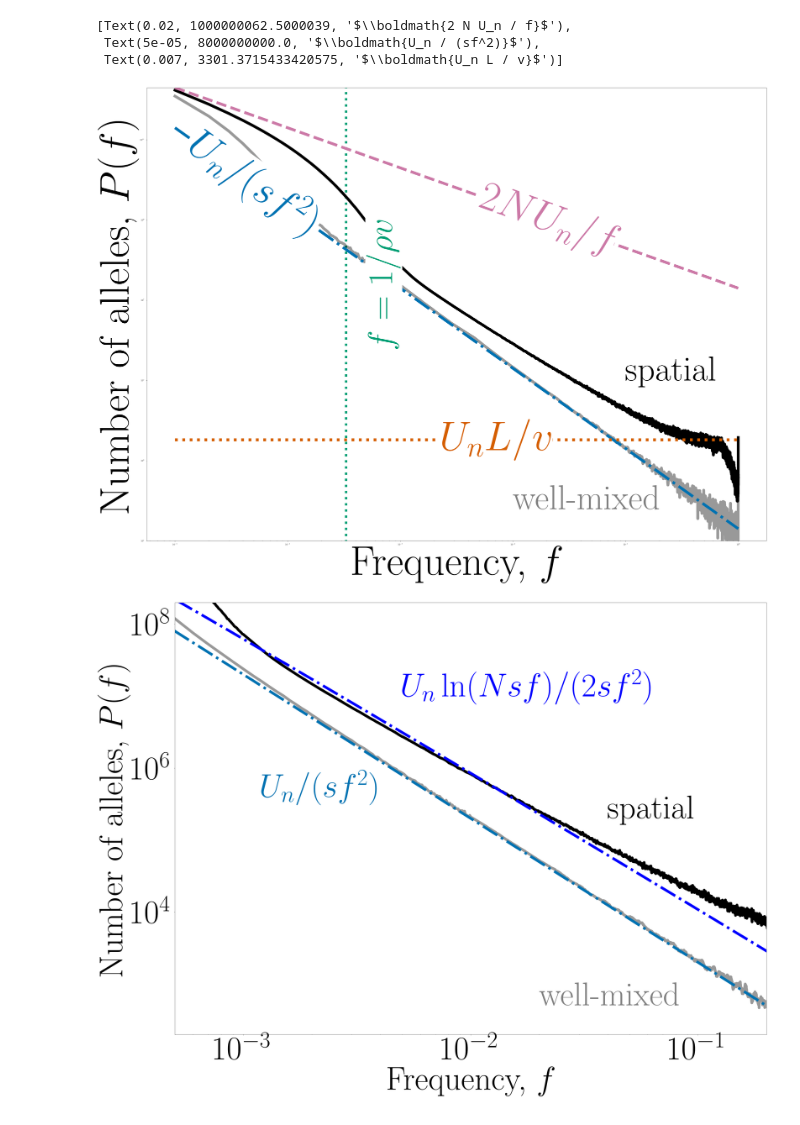
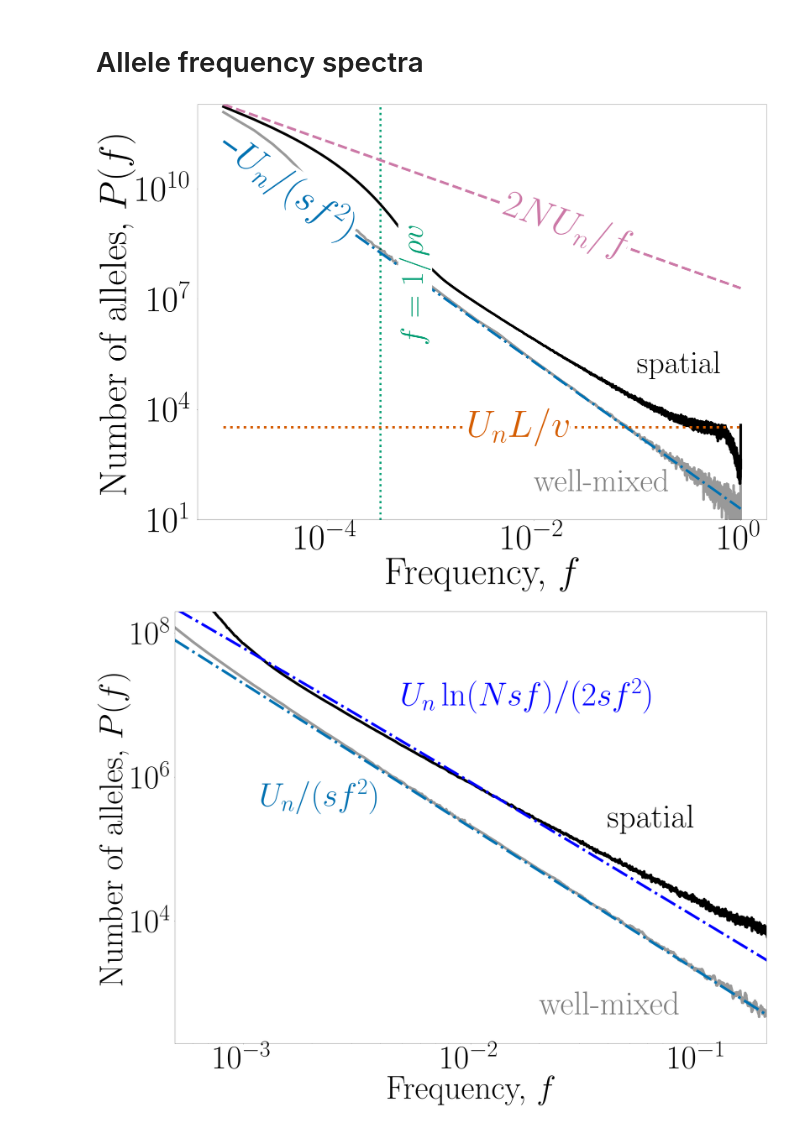
Before and after one commit to weissmanlab/SFS_spatial_sweep_1d_Genetics, a Jupyter notebook: Figures/Figures.ipynb, the cells around one changed output. Cells and saved outputs as stored; diff of their text form; code cells hidden in the pictures.

Commit message:
fixed issue with tick labels

```diff
--- a/Figures/Figures.ipynb
+++ b/Figures/Figures.ipynb
@@ -20,7 +19,9 @@ def power_law_fit(x, a):
 # Plotting settings:
 plt.rc('text', usetex=True)
 plt.rc('font', family='serif', size = 170, weight = 'bold')
-plt.rcParams['xtick.major.pad'] = 8
-plt.rcParams['ytick.major.pad'] = 8
+plt.rcParams['xtick.major.pad'] = 20
+plt.rcParams['ytick.major.pad'] = 20
+# %% [markdown]
+# Allele frequency spectra
 # %%
 # import data
@@ -82,6 +84,11 @@ SFS_well_mixed2 = np.loadtxt('backward_simulation_data/expected_SFS_well_mixed_N
 
 f_wellmixed_combined = np.append(f[:78], f_wellmixed[8:])
 SFS_wellmixed_combined = np.append(SFS_well_mixed2[:78], SFS_well_mixed[8:])
+# %%
+# smooth curves
+
+smooth_SFS_wellmixed_combined = moving_average(SFS_wellmixed_combined, navg, start_smooth)
+smooth_SFS = moving_average(SFS, navg, start_smooth)
 # %%
 # plot the figure
 
@@ -104,46 +111,41 @@ ax.text(10 ** (-1), 10 ** 5, 'spatial', color = 'k',
 ax.text(10 ** (-2), 60, 'well-mixed', color = 'k', alpha = 0.5,
          fontsize = 150, backgroundcolor = 'w')
 
 #plt.text(0.002, 3 * 10 ** 5, r'$\boldmath{U_n \ln( N s f) / (s f^2)}$'
 #        , color = '#0072b2', fontsize = 150, rotation = -25)
 #
 
 
 ax.loglog(moving_average(f_wellmixed_combined, navg, start_smooth) ,
-             moving_average(SFS_wellmixed_combined, navg, start_smooth),
+             smooth_SFS_wellmixed_combined,
              linewidth = 12, color = 'k', alpha = 0.4)
 
-ax.loglog(f_short,
-             moving_average(SFS, navg, start_smooth),
-             linewidth = 12, color = 'k')
+ax.loglog(f_short, smooth_SFS, linewidth = 12, color = 'k')
 
 neutral, = ax.loglog(f_short,
            2 * Un * rho * L * np.ones(len(f_short)) / f_short,
            label = r'$\boldmath{2 N U_n / f}$', linestyle = '--',
            linewidth = 12,
            color = '#cc79a7')
 
 
 bsc, = ax.loglog(f_short,
            Un / s / f_short ** 2,
            linestyle = '-.', linewidth = 12, color = '#0072b2',
            label = r'$\boldmath{U_n / (sf^2)}$')
 
 
 flat, = ax.semilogy(f_short, np.ones(len(f_short)) * L / v, linewidth = 12,
-           linestyle = 'dotted'
-              , label = r'$\boldmath{U_n L / v}$', color = '#d55e00')
+           linestyle = 'dotted',
+              label = r'$\boldmath{U_n L / v}$', color = '#d55e00')
+
+ax.set_ylim((10, 2 * 10 ** 12))
 
 xvals = [0.02, 0.00005, 0.007]
-ax.set_ylim((10, 2 * 10 ** 12))
-
 labelLines(ax.get_lines(), xvals = xvals, fontsize = 180,
-           backgroundcolor = 'w')
+           backgroundcolor = 'w');
 # %% [output]
-[Text(0.02, 1000000062.5000039, '$\\boldmath{2 N U_n / f}$'),
- Text(5e-05, 8000000000.0, '$\\boldmath{U_n / (sf^2)}$'),
- Text(0.007, 3301.3715433420575, '$\\boldmath{U_n L / v}$')]
-[figure, old version]
+[figure, new version]
 # %%
 # save the figure
 
```
Also changed, not shown: parts of 3 cells of this notebook.
